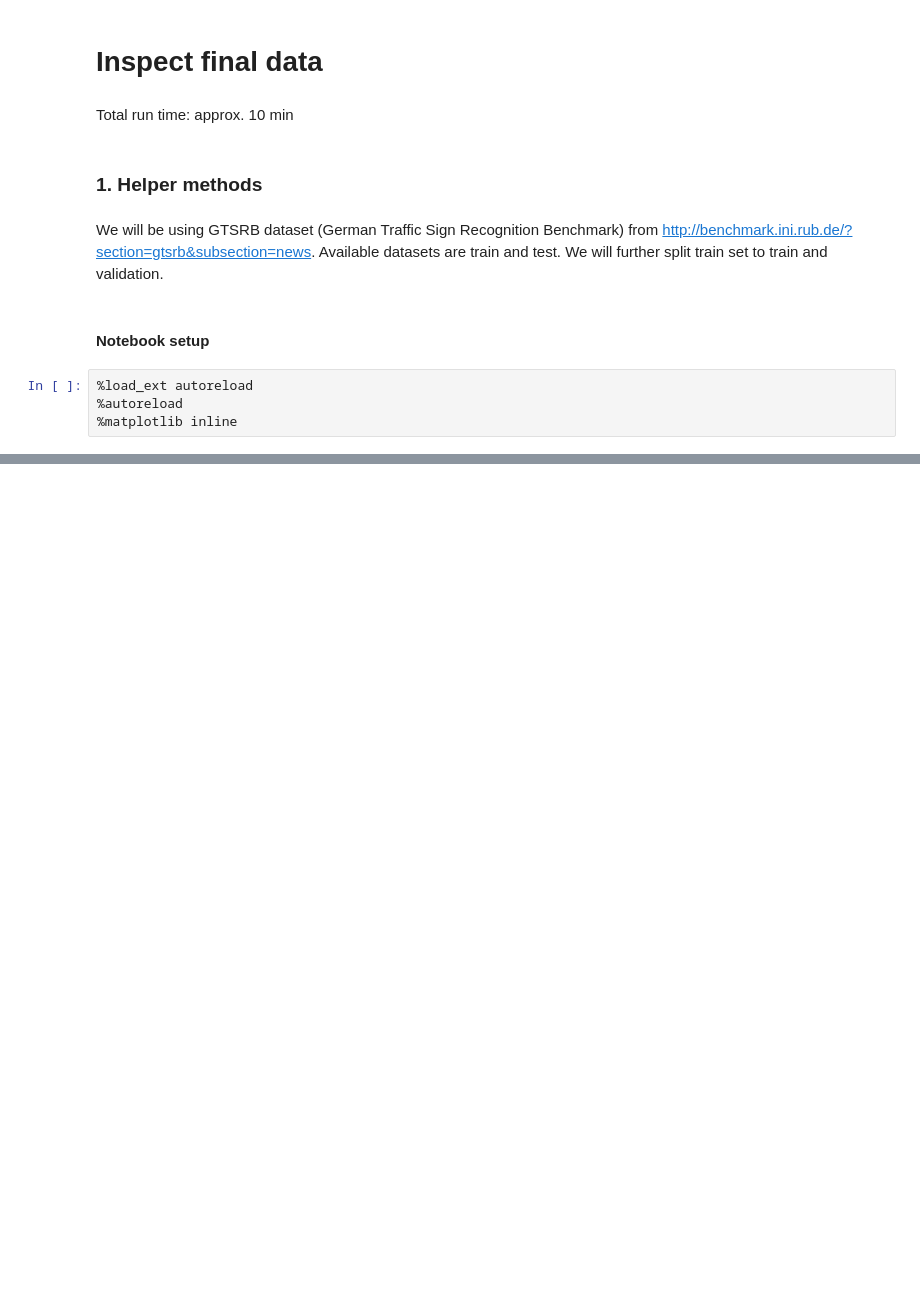
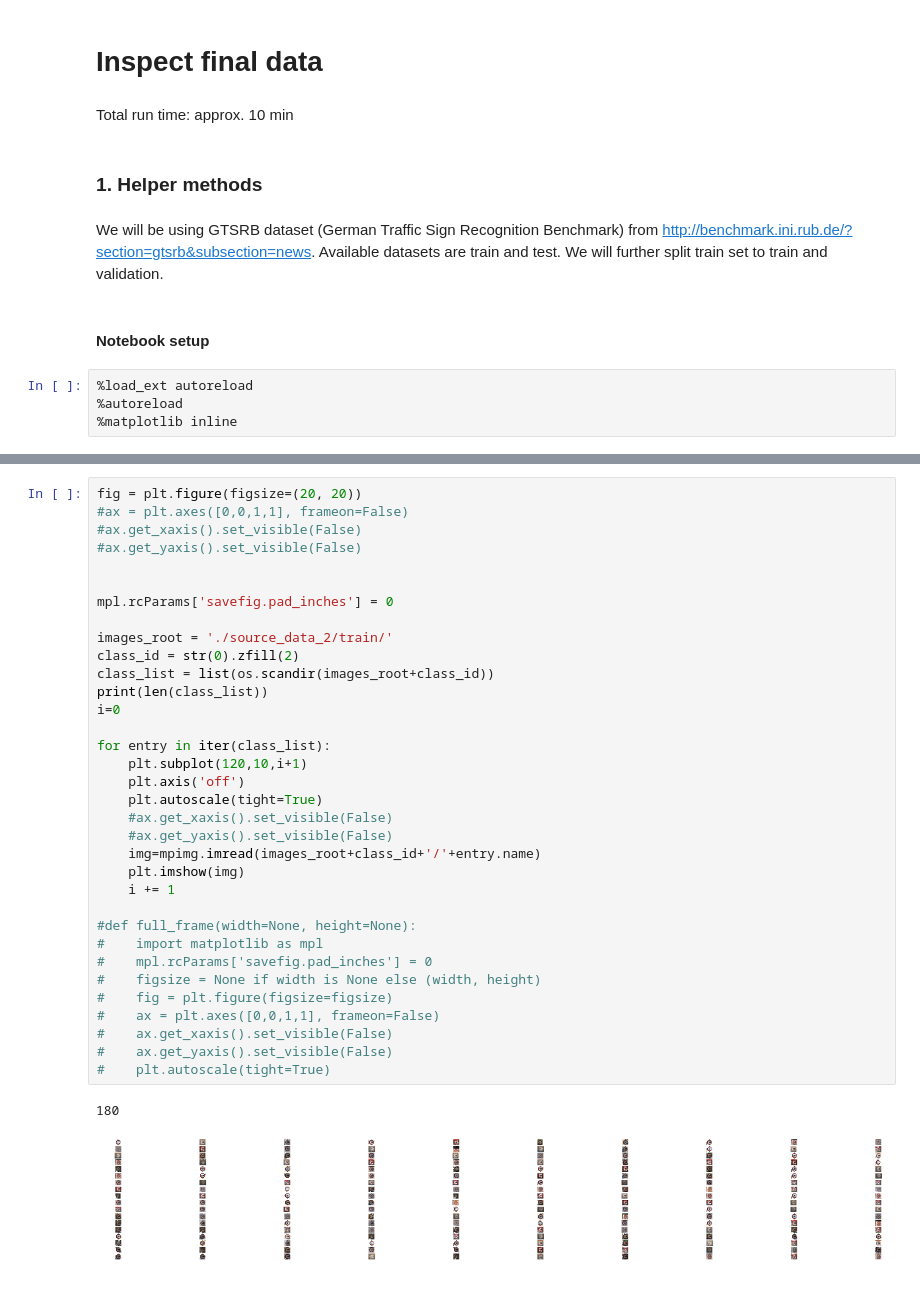
Before and after one commit to j99nowicki/ml_road_signs, a Jupyter notebook: 3 Inspect final data.ipynb, the cells around one changed output, grey strips where cells are left out. Saved outputs shown, nothing was run; the diff lists cells and outputs as text; blank space fills up the shorter version.

```diff
--- a/3 Inspect final data.ipynb
+++ b/3 Inspect final data.ipynb
@@ -46,0 +64,37 @@ for i in range(30):
+# %%
+fig = plt.figure(figsize=(20, 20))
+#ax = plt.axes([0,0,1,1], frameon=False)
+#ax.get_xaxis().set_visible(False)
+#ax.get_yaxis().set_visible(False)
+
+
+mpl.rcParams['savefig.pad_inches'] = 0
+
+images_root = './source_data_2/train/'
+class_id = str(0).zfill(2)
+class_list = list(os.scandir(images_root+class_id))
+print(len(class_list))
+i=0
+
+for entry in iter(class_list):
+    plt.subplot(120,10,i+1)
+    plt.axis('off')
+    plt.autoscale(tight=True)
+    #ax.get_xaxis().set_visible(False)
+    #ax.get_yaxis().set_visible(False)
+    img=mpimg.imread(images_root+class_id+'/'+entry.name)
+    plt.imshow(img)
+    i += 1
+
+#def full_frame(width=None, height=None):
+#    import matplotlib as mpl
+#    mpl.rcParams['savefig.pad_inches'] = 0
+#    figsize = None if width is None else (width, height)
+#    fig = plt.figure(figsize=figsize)
+#    ax = plt.axes([0,0,1,1], frameon=False)
+#    ax.get_xaxis().set_visible(False)
+#    ax.get_yaxis().set_visible(False)
+#    plt.autoscale(tight=True)
+# %% [output]
+180
+[figure, added]
```
Also changed, not shown: parts of 4 cells of this notebook.
